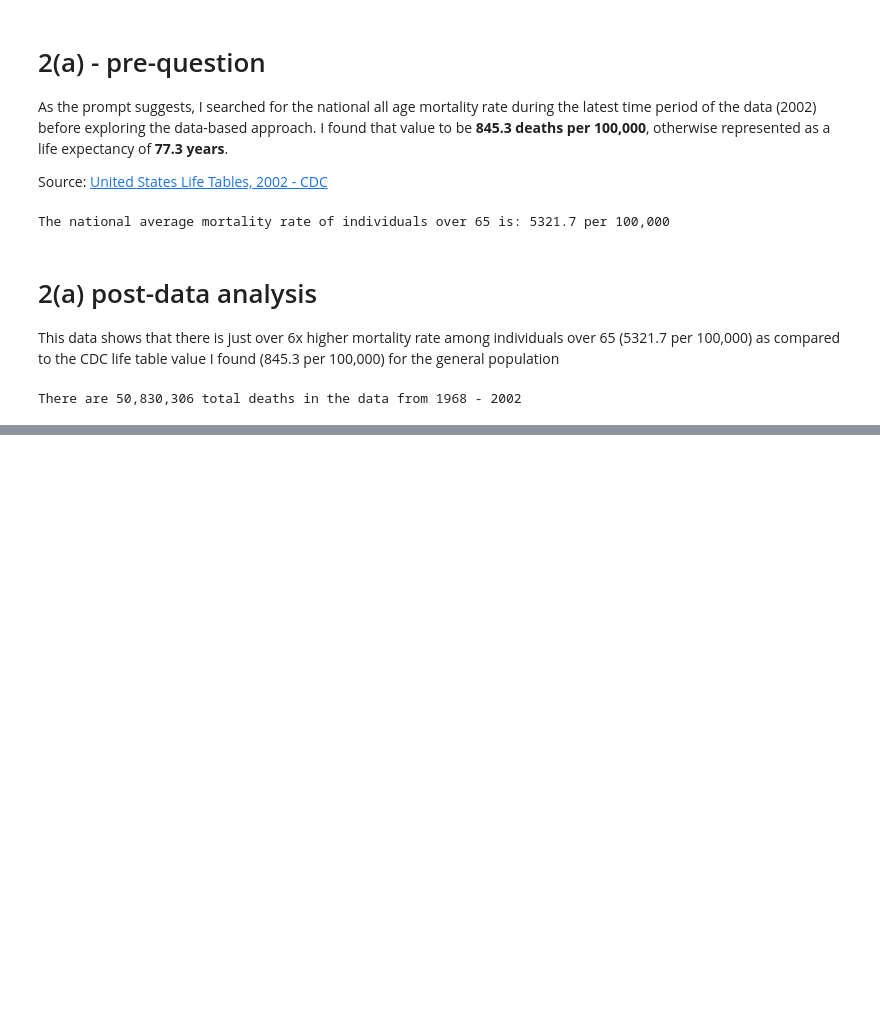
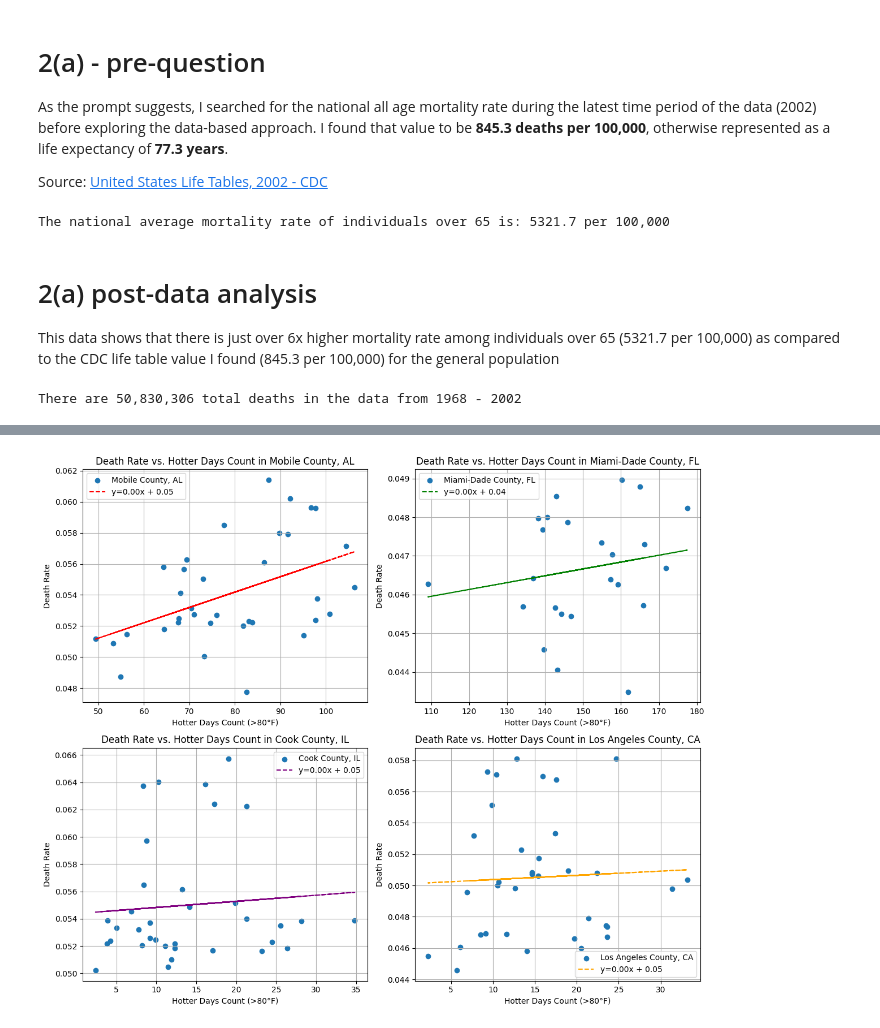
Before and after one commit to neil-stein/Assignment-2_ICP, a Jupyter notebook: Assignment_2_ICP.ipynb, the cells around one changed output, grey strips where cells are left out. Cells and saved outputs as stored; diff of their text form; code cells hidden in the pictures; blank space fills up the shorter version.

```diff
--- a/Assignment_2_ICP.ipynb
+++ b/Assignment_2_ICP.ipynb
@@ -162,0 +265,65 @@ Intercept (statsmodels): 5366.561252203591
+# %%
+# 4(b) - scatter plot of specific counties separated
+
+fig, axes = plt.subplots(2, 2, figsize=(12, 10))
+
+# plot for Mobile County, AL
+mobile_df = target_counties_df[target_counties_df['county_x'] == 'Mobile County, AL']
+mobile_model = smf.ols('death_rate ~ hotter_days', data=mobile_df).fit()
+mobile_slope = mobile_model.params['hotter_days']
+mobile_intercept = mobile_model.params['Intercept']
+mobile_trendline = mobile_intercept + mobile_slope * mobile_df['hotter_days']
+axes[0, 0].scatter(mobile_df['hotter_days'], mobile_df['death_rate'], label='Mobile County, AL')
+axes[0, 0].plot(mobile_df['hotter_days'], mobile_trendline, color='red', linestyle='--', label=f'y={mobile_slope:.2f}x + {mobile_intercept:.2f}')
+axes[0, 0].set_xlabel("Hotter Days Count (>80°F)")
+axes[0, 0].set_ylabel("Death Rate")
+axes[0, 0].set_title("Death Rate vs. Hotter Days Count in Mobile County, AL")
+axes[0, 0].legend()
+axes[0, 0].grid(True)
+
+# plot for Miami-Dade County, FL
+miami_df = target_counties_df[target_counties_df['county_x'] == 'Miami-Dade County, FL']
+miami_model = smf.ols('death_rate ~ hotter_days', data=miami_df).fit()
+miami_slope = miami_model.params['hotter_days']
+miami_intercept = miami_model.params['Intercept']
+miami_trendline = miami_intercept + miami_slope * miami_df['hotter_days']
+axes[0, 1].scatter(miami_df['hotter_days'], miami_df['death_rate'], label='Miami-Dade County, FL')
+axes[0, 1].plot(miami_df['hotter_days'], miami_trendline, color='green', linestyle='--', label=f'y={miami_slope:.2f}x + {miami_intercept:.2f}')
+axes[0, 1].set_xlabel("Hotter Days Count (>80°F)")
+axes[0, 1].set_ylabel("Death Rate")
+axes[0, 1].set_title("Death Rate vs. Hotter Days Count in Miami-Dade County, FL")
+axes[0, 1].legend()
+axes[0, 1].grid(True)
+
+# plot for Cook County, IL
+cook_df = target_counties_df[target_counties_df['county_x'] == 'Cook County, IL']
+cook_model = smf.ols('death_rate ~ hotter_days', data=cook_df).fit()
+cook_slope = cook_model.params['hotter_days']
+cook_intercept = cook_model.params['Intercept']
+cook_trendline = cook_intercept + cook_slope * cook_df['hotter_days']
+axes[1, 0].scatter(cook_df['hotter_days'], cook_df['death_rate'], label='Cook County, IL')
+axes[1, 0].plot(cook_df['hotter_days'], cook_trendline, color='purple', linestyle='--', label=f'y={cook_slope:.2f}x + {cook_intercept:.2f}')
+axes[1, 0].set_xlabel("Hotter Days Count (>80°F)")
+axes[1, 0].set_ylabel("Death Rate")
+axes[1, 0].set_title("Death Rate vs. Hotter Days Count in Cook County, IL")
+axes[1, 0].legend()
+axes[1, 0].grid(True)
+
+# plot for Los Angeles County, CA
+la_df = target_counties_df[target_counties_df['county_x'] == 'Los Angeles County, CA']
+la_model = smf.ols('death_rate ~ hotter_days', data=la_df).fit()
+la_slope = la_model.params['hotter_days']
+la_intercept = la_model.params['Intercept']
+la_trendline = la_intercept + la_slope * la_df['hotter_days']
+axes[1, 1].scatter(la_df['hotter_days'], la_df['death_rate'], label='Los Angeles County, CA')
+axes[1, 1].plot(la_df['hotter_days'], la_trendline, color='orange', linestyle='--', label=f'y={la_slope:.2f}x + {la_intercept:.2f}')
+axes[1, 1].set_xlabel("Hotter Days Count (>80°F)")
+axes[1, 1].set_ylabel("Death Rate")
+axes[1, 1].set_title("Death Rate vs. Hotter Days Count in Los Angeles County, CA")
+axes[1, 1].legend()
+axes[1, 1].grid(True)
+
+plt.tight_layout()
+plt.show()
+# %% [output]
+[figure, added]
```
Also changed, not shown: parts of 15 cells of this notebook.
